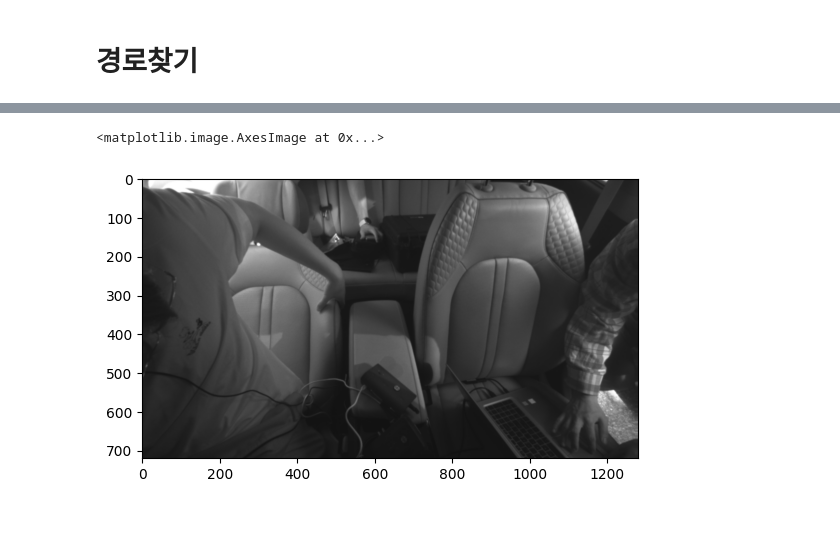
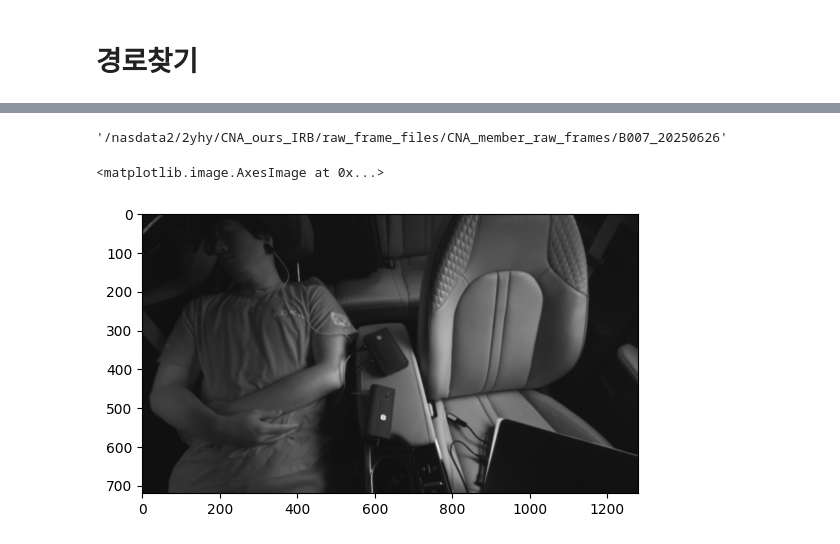
Before and after one commit to kkm2001-design/rppg, a Jupyter notebook: data/codes/h5/basic_usage_nir_test_after_Revised.ipynb, the cells around one changed output, grey strips where cells are left out. Cells and saved outputs as stored; diff of their text form; code cells hidden in the pictures.

```diff
--- a/data/codes/h5/basic_usage_nir_test_after_Revised.ipynb
+++ b/data/codes/h5/basic_usage_nir_test_after_Revised.ipynb
@@ -1345,14 +1345,18 @@ display(df_ppg)
 |  | A001_250609 | A002_250609 | A003_250610 | A004_250610 | A005_250611 | A006_250611 | A007_250612 | ... |
 | ppg_length | 1976992.000 | 2059285.00 | 1950623.000 | 2069989.000 | 2273208.000 | 1892009.000 | 2171503.000 | ... |
 | time | 3953.984 | 4118.57 | 3901.246 | 4139.978 | 4546.416 | 3784.018 | 4343.006 | ... |
+# %%
+raw_video_root_1
+# %% [output]
+'/nasdata2/2yhy/CNA_ours_IRB/raw_frame_files/CNA_member_raw_frames/B007_20250626'
 # %%
 raw_video_root = '/nasdata2/2yhy/CNA_ours_IRB/raw_frame_files/CNA_member_raw_frames' # 해당 폴더 프레임수 확인
 pp = sorted(os.listdir(raw_video_root))
 pp = pp[:-1]
-raw_video_root_1 = os.path.join(raw_video_root,pp[0])
-raw_video_root_2 = os.path.join(raw_video_root,pp[0],sorted(os.listdir(raw_video_root_1))[-1])
+raw_video_root_1 = os.path.join(raw_video_root,pp[-5])
+raw_video_root_2 = os.path.join(raw_video_root,pp[-5],sorted(os.listdir(raw_video_root_1))[-9999])
 iii = cv2.imread(raw_video_root_2)
 plt.imshow(iii, cmap= 'gray')
 # %% [output]
 <matplotlib.image.AxesImage at 0x...>
-[figure, old version]
+[figure, new version]
```
Also changed, not shown: 1 other file.
